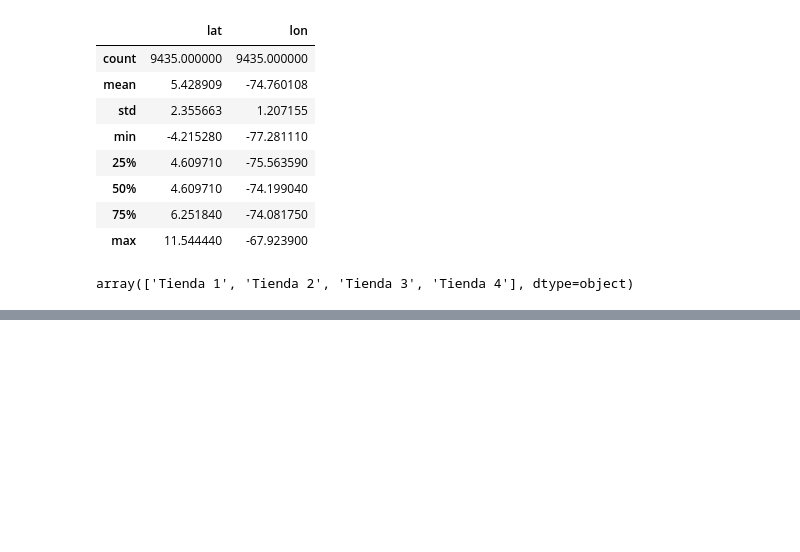
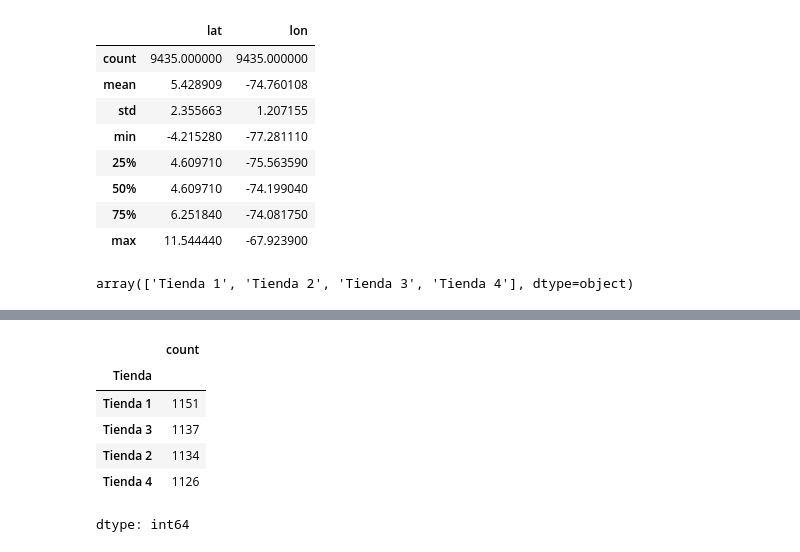
Before and after one commit to Mata-68/desafio_alura_store, a Jupyter notebook: DesafioAluraStoreLatam.ipynb, the cells around one changed output, grey strips where cells are left out. Cells and saved outputs as stored; diff of their text form; code cells hidden in the pictures; blank space fills up the shorter version.

```diff
--- a/DesafioAluraStoreLatam.ipynb
+++ b/DesafioAluraStoreLatam.ipynb
@@ -797,0 +831,10 @@ df_total['Tienda'] = df_total['Tienda'].str.strip().str.title()
+# %%
+zona_caliente['Tienda'].value_counts()
+# %% [output]
+|  | count |
+| Tienda |  |
+| Tienda 1 | 1151 |
+| Tienda 3 | 1137 |
+| Tienda 2 | 1134 |
+| Tienda 4 | 1126 |
+dtype: int64
```
Also changed, not shown: parts of 5 cells of this notebook.
